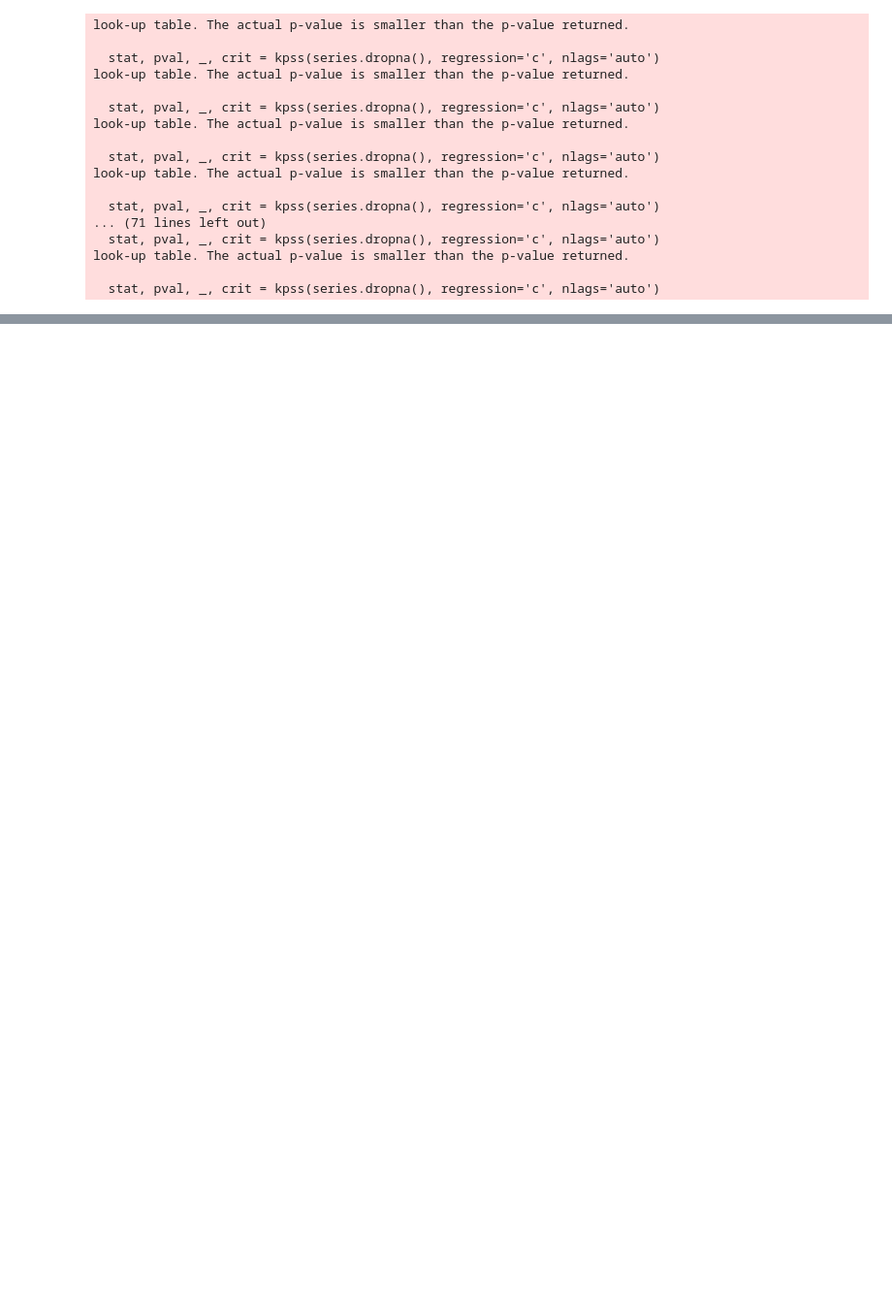
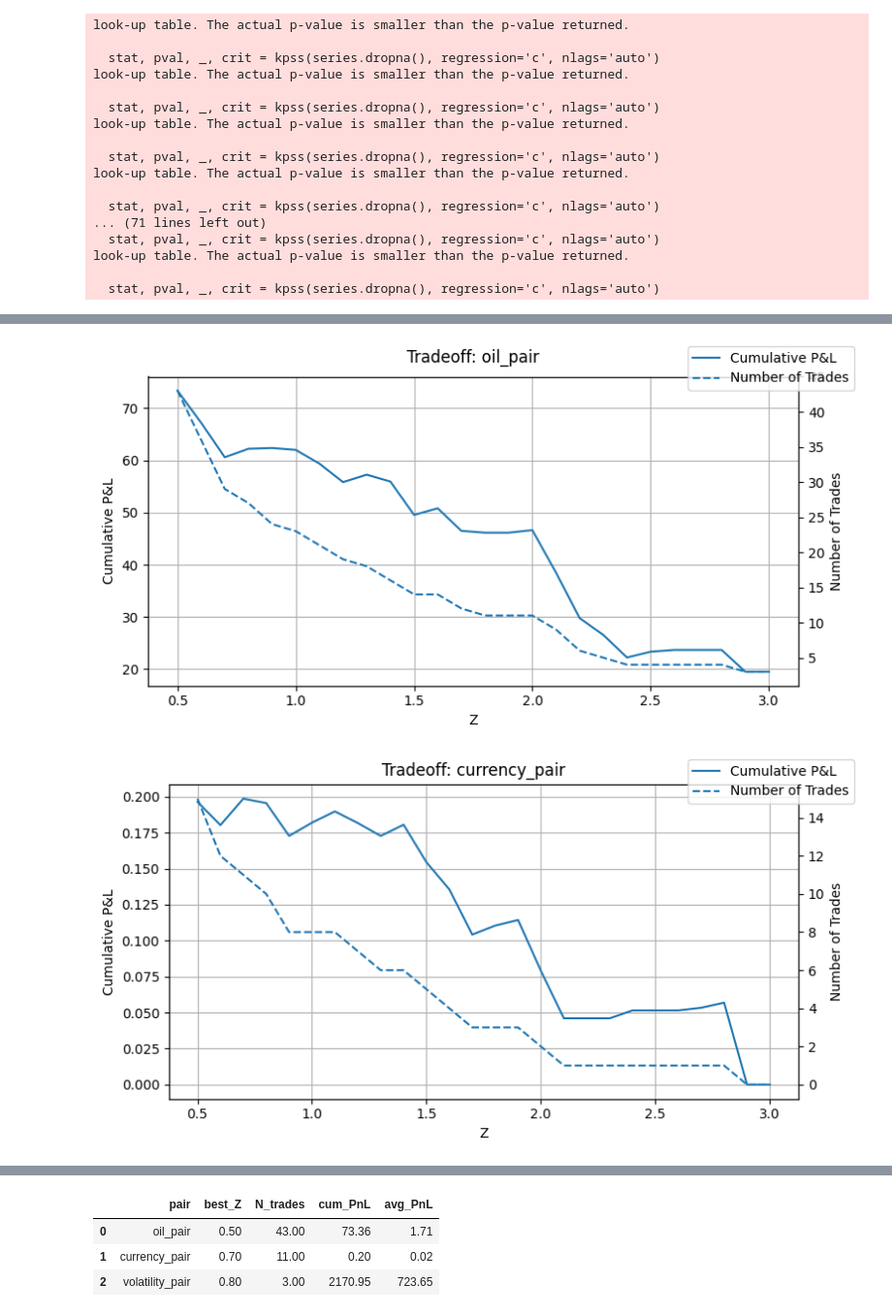
Before and after one commit to gustavlan/cointegration-analysis, a Jupyter notebook: notebook.ipynb, the cells around one changed output, grey strips where cells are left out. Shown at 97% size. Saved outputs shown, nothing was run; the diff lists cells and outputs as text; code cells hidden in the pictures; blank space fills up the shorter version.

```diff
--- a/notebook.ipynb
+++ b/notebook.ipynb
@@ -218,0 +260,16 @@ summary
+# %%
+selected = ["oil_pair", "currency_pair", "volatility_pair"]
+summary_df, opt_tables = analyze_pairs_nb(
+    all_data,
+    selected,
+    Z_min=0.5,
+    Z_max=3.0,
+    dZ=0.1,
+    cost=0.002
+)
+
+# To have JupyterBook render the table below the prints:
+summary_df
+# %% [output]
+[figure, added]
+[figure, added]
@@ -218,0 +277,4 @@ summary
+|  | pair | best_Z | N_trades | cum_PnL | avg_PnL |
+| 0 | oil_pair | 0.50 | 43.00 | 73.36 | 1.71 |
+| 1 | currency_pair | 0.70 | 11.00 | 0.20 | 0.02 |
+| 2 | volatility_pair | 0.80 | 3.00 | 2170.95 | 723.65 |
```
Also changed, not shown: parts of 7 cells of this notebook, 4 other files.
